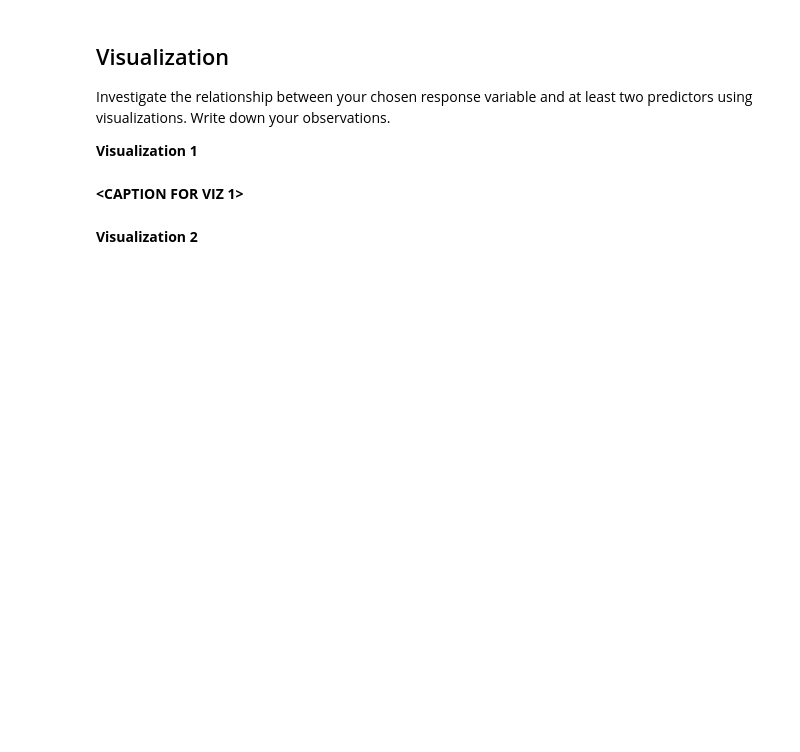
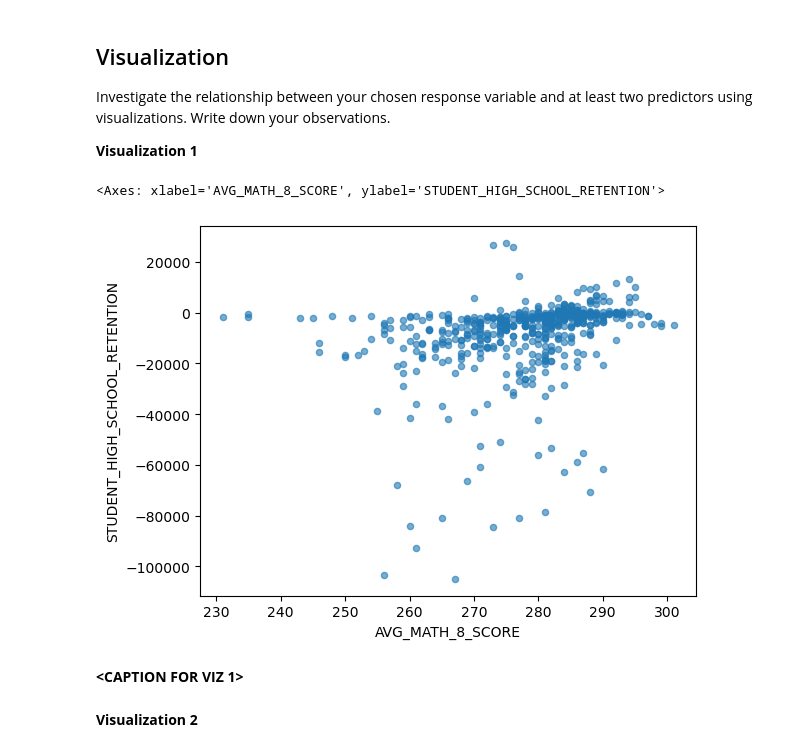
Before and after one commit to sabit-islam/MDST-Tutorial, a Jupyter notebook: tutorial1/checkpoint1.ipynb, the cells around one changed output. Drawn from its saved outputs; the diff is of its cells as text; code cells hidden in the pictures; blank space fills up the shorter version.

```diff
--- a/tutorial1/checkpoint1.ipynb
+++ b/tutorial1/checkpoint1.ipynb
@@ -113,0 +140,3 @@ Feature engineering justification: **<BRIEFLY DESCRIBE WHY YOU MADE THE CHANGES
+# %%
+df['STUDENT_HIGH_SCHOOL_RETENTION'] = (df['ENROLL_12'] - df['ENROLL_8'])
+df['STUDENT_HIGH_SCHOOL_RETENTION']
@@ -117,6 +161,11 @@ Feature engineering justification: **<BRIEFLY DESCRIBE WHY YOU MADE THE CHANGES
 Investigate the relationship between your chosen response variable and at least two predictors using visualizations. Write down your observations.
 
 **Visualization 1**
+# %%
+df.plot.scatter(x= 'AVG_MATH_8_SCORE', y = 'STUDENT_HIGH_SCHOOL_RETENTION', alpha =0.6)
+# %% [output]
+<Axes: xlabel='AVG_MATH_8_SCORE', ylabel='STUDENT_HIGH_SCHOOL_RETENTION'>
+[figure, added]
 # %% [markdown]
 **<CAPTION FOR VIZ 1>**
 # %% [markdown]
```
Also changed, not shown: parts of 7 cells of this notebook.
